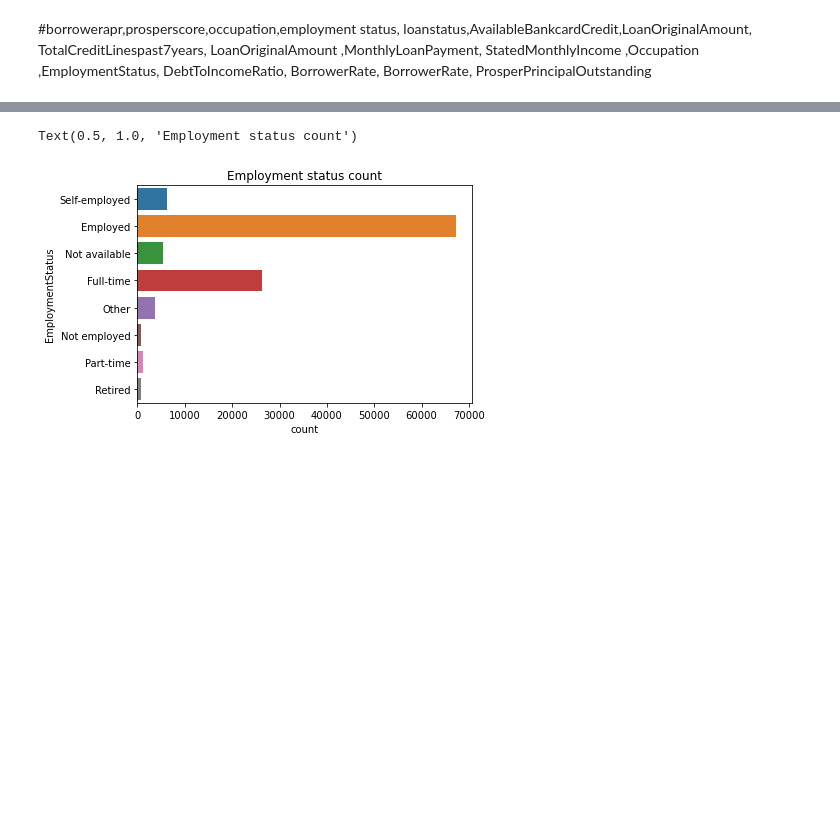
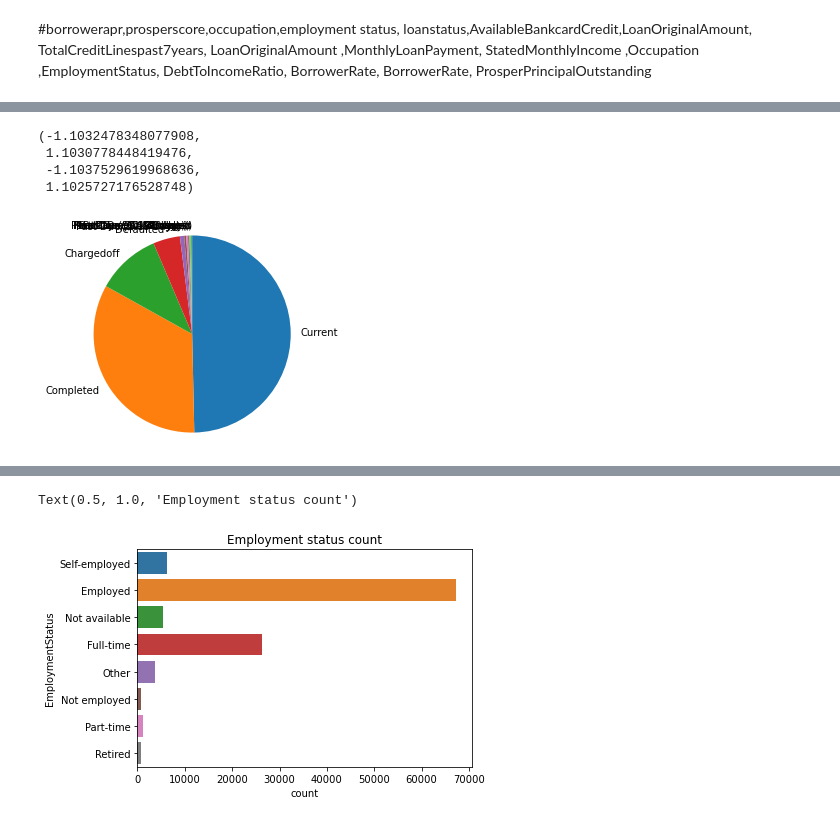
Before and after one commit to chepkuruipurity/visualize, a Jupyter notebook: Part_I_exploration_template.ipynb, the cells around one changed output, grey strips where cells are left out. Saved outputs shown, nothing was run; the diff lists cells and outputs as text; code cells hidden in the pictures; blank space fills up the shorter version.

```diff
--- a/Part_I_exploration_template.ipynb
+++ b/Part_I_exploration_template.ipynb
@@ -107,0 +130,11 @@ and prepare yourself to look at relationships between variables.
+# %%
+#loan status
+k = df.LoanStatus.value_counts()
+plt.pie(k, labels = k.index, startangle = 90, counterclock = False);
+plt.axis('square')
+# %% [output]
+(-1.1032478348077908,
+ 1.1030778448419476,
+ -1.1037529619968636,
+ 1.1025727176528748)
+[figure, added]
```
Also changed, not shown: parts of 15 cells of this notebook.
